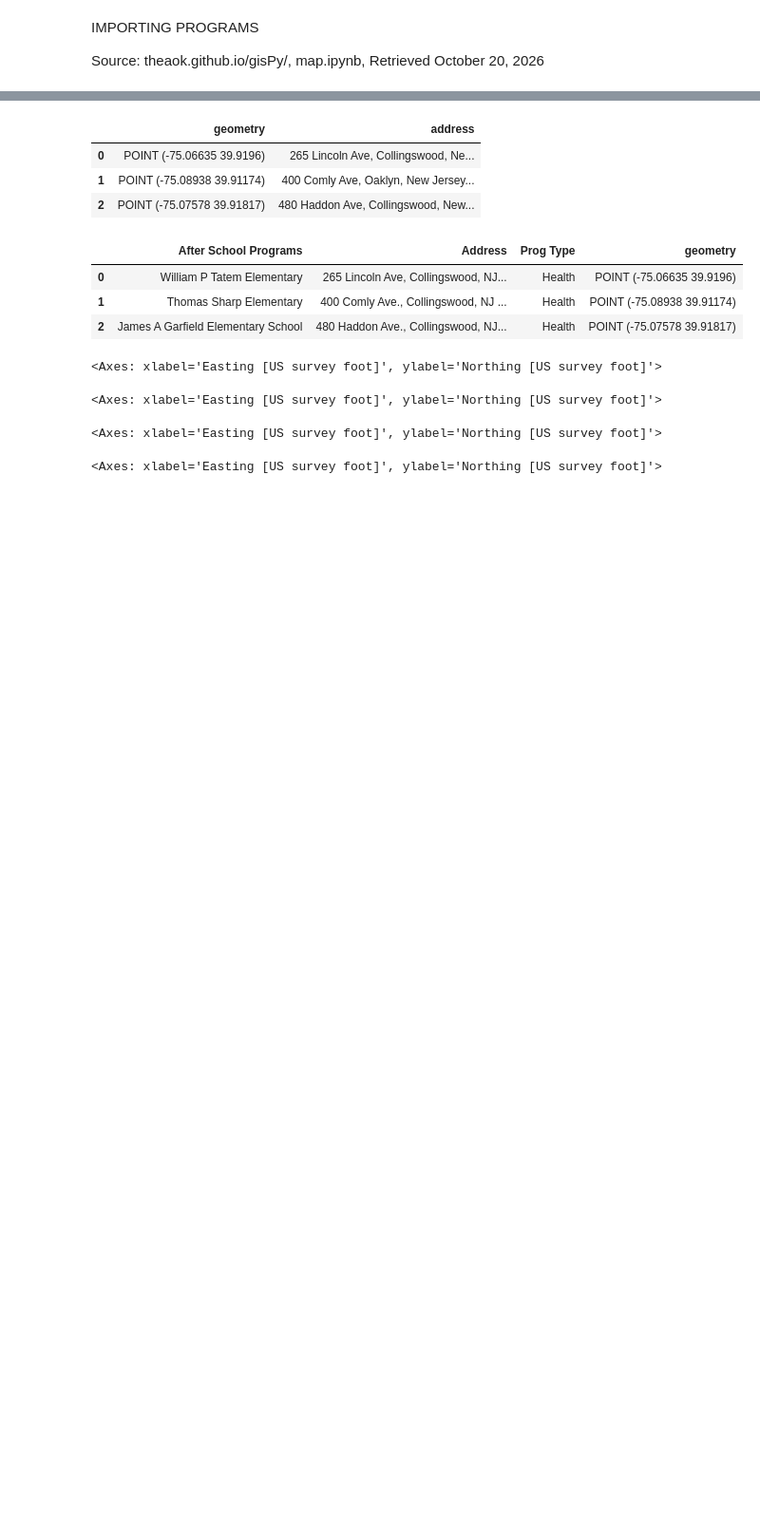
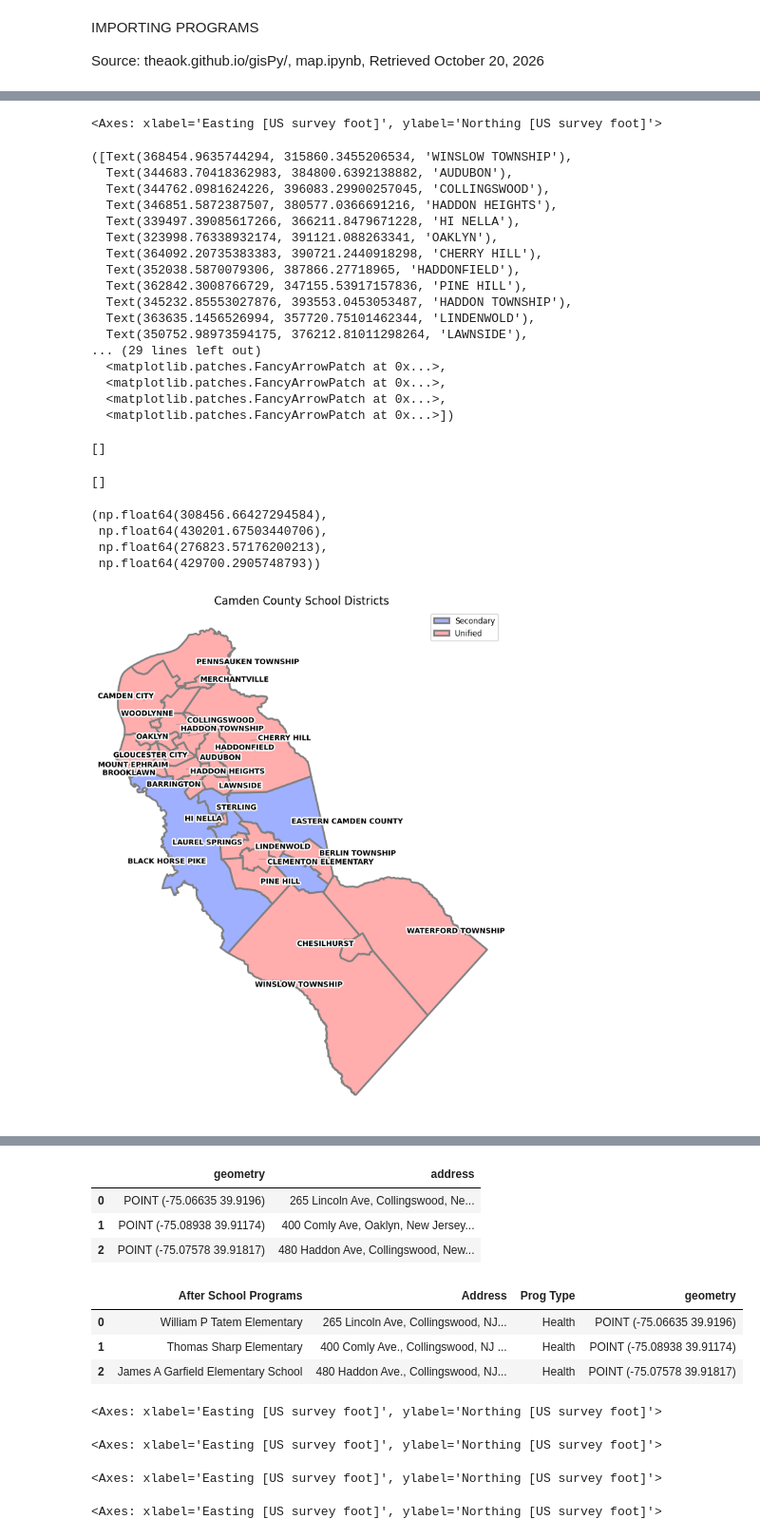
Before and after one commit to MhiyaJ/My-GIS-Stuff, a Jupyter notebook: CCHSDistrict(userblockerror).ipynb, the cells around one changed output, grey strips where cells are left out. Shown at 95% size. Saved outputs shown, nothing was run; the diff lists cells and outputs as text; code cells hidden in the pictures; blank space fills up the shorter version.

```diff
--- a/CCHSDistrict(userblockerror).ipynb
+++ b/CCHSDistrict(userblockerror).ipynb
@@ -95,34 +137,52 @@ njsch2.plot()
 # %%
 fig, ax = plt.subplots(1, figsize=(10,10))
-njsch2.plot(ax=ax, color='orange', edgecolor='black',linewidth=1)
-njrhs2.plot(ax=ax, color='red', edgecolor='black',linewidth=1)
+cchs.plot(ax=ax,column='type',legend=True,cmap='berlin',
+         edgecolor='grey',linewidth=2,legend_kwds={
+        'loc':'upper right','title_fontsize':'medium','fontsize':'small','markerscale':1.4})
 
+# Prompted Gemini to fix label overlap
 texts = []
-for x, y, label in zip(njsch2.geometry.centroid.x, njsch2.geometry.centroid.y, njsch2.District):
-       #Keep label names brief by stripping common suffixes to reduce overlap further
-    display_label = label.replace(" Public School District", "").replace(" School District", "").replace(" Board Of Education", "")
-    t = ax.text(x, y, display_label, fontsize=7, color='black', fontweight='bold',
-                horizontalalignment='center', verticalalignment='center')
-    t.set_path_effects([withStroke(linewidth=3, foreground='white')])
-    texts.append(t)
-
-for x, y, label in zip(njrhs2.geometry.centroid.x, njrhs2.geometry.centroid.y, njrhs2.District):
-       #Keep label names brief by stripping common suffixes to reduce overlap further
-    display_label = label.replace(" Public School District", "").replace(" School District", "").replace(" Board Of Education", "")
-    t = ax.text(x, y, display_label, fontsize=7, color='black', fontweight='bold',
+for x, y, label in zip(cchs.geometry.centroid.x, cchs.geometry.centroid.y, cchs.District):
+    t = ax.text(x, y, label, fontsize=8, color='black', fontweight='bold',
                 horizontalalignment='center', verticalalignment='center')
     t.set_path_effects([withStroke(linewidth=3, foreground='white')])
     texts.append(t)
 
 # Automatically resolve all overlaps
 adjust_text(texts, arrowprops=dict(arrowstyle="-", color='gray', lw=0.5))
 
-ax.title.set_text("UNIFIED & SECONDARY SCHOOL DISTRICTS")
+ax.title.set_text("Camden County School Districts")
 ax.set_xticks([])
 ax.set_yticks([])
 ax.margins(0.04)
 ax.axis("off")
 plt.show()
+# %% [output]
+<Axes: xlabel='Easting [US survey foot]', ylabel='Northing [US survey foot]'>
+([Text(368454.9635744294, 315860.3455206534, 'WINSLOW TOWNSHIP'),
+  Text(344683.70418362983, 384800.6392138882, 'AUDUBON'),
+  Text(344762.0981624226, 396083.29900257045, 'COLLINGSWOOD'),
+  Text(346851.5872387507, 380577.0366691216, 'HADDON HEIGHTS'),
+  Text(339497.39085617266, 366211.8479671228, 'HI NELLA'),
+  Text(323998.76338932174, 391121.088263341, 'OAKLYN'),
+  Text(364092.20735383383, 390721.2440918298, 'CHERRY HILL'),
+  Text(352038.5870079306, 387866.27718965, 'HADDONFIELD'),
+  Text(362842.3008766729, 347155.53917157836, 'PINE HILL'),
+  Text(345232.85553027876, 393553.0453053487, 'HADDON TOWNSHIP'),
+  Text(363635.1456526994, 357720.75101462344, 'LINDENWOLD'),
+  Text(350752.98973594175, 376212.81011298264, 'LAWNSIDE'),
+... (29 lines left out)
+  <matplotlib.patches.FancyArrowPatch at 0x...>,
+  <matplotlib.patches.FancyArrowPatch at 0x...>,
+  <matplotlib.patches.FancyArrowPatch at 0x...>,
+  <matplotlib.patches.FancyArrowPatch at 0x...>])
+[]
+[]
+(np.float64(308456.66427294584),
+ np.float64(430201.67503440706),
+ np.float64(276823.57176200213),
+ np.float64(429700.2905748793))
+[figure, added]
 # %%
 PrgXls = pd.read_excel('https://github.com/MhiyaJ/My-GIS-Stuff/raw/refs/heads/main/After%20School%20Programs.2.xlsx')
 # %%
```
Also changed, not shown: parts of 49 cells of this notebook.
